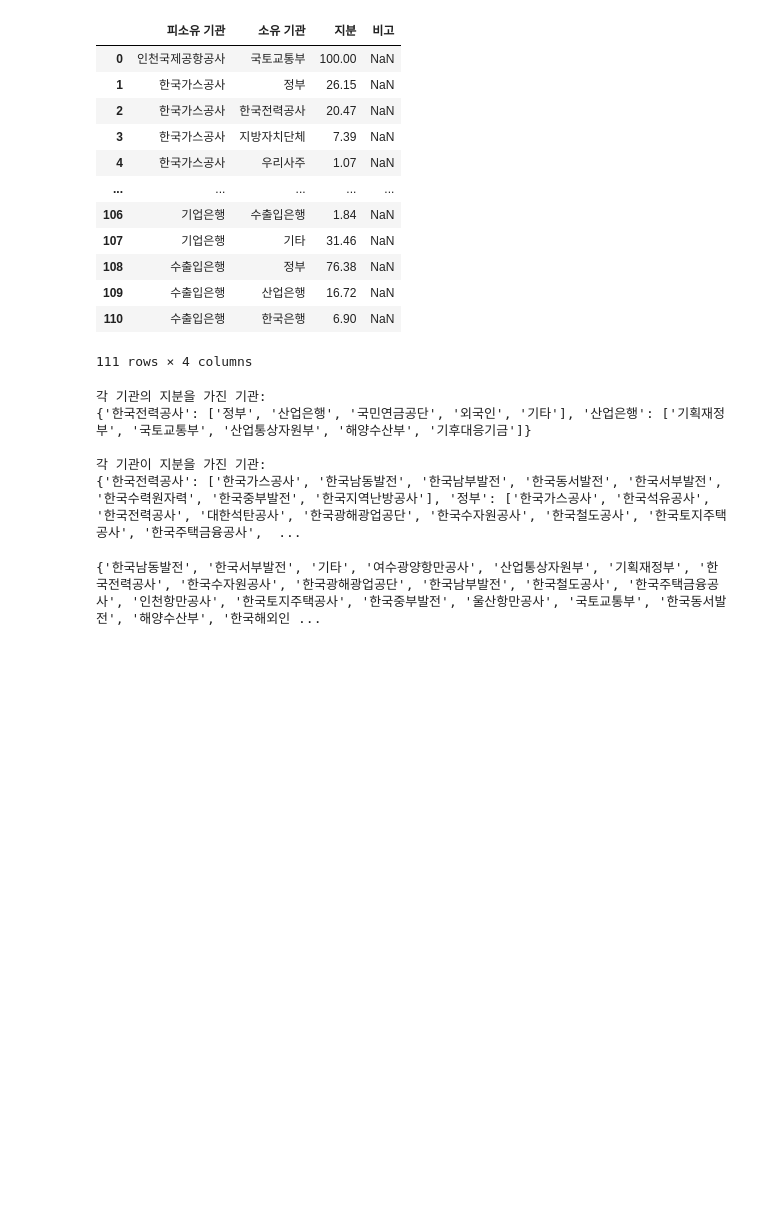
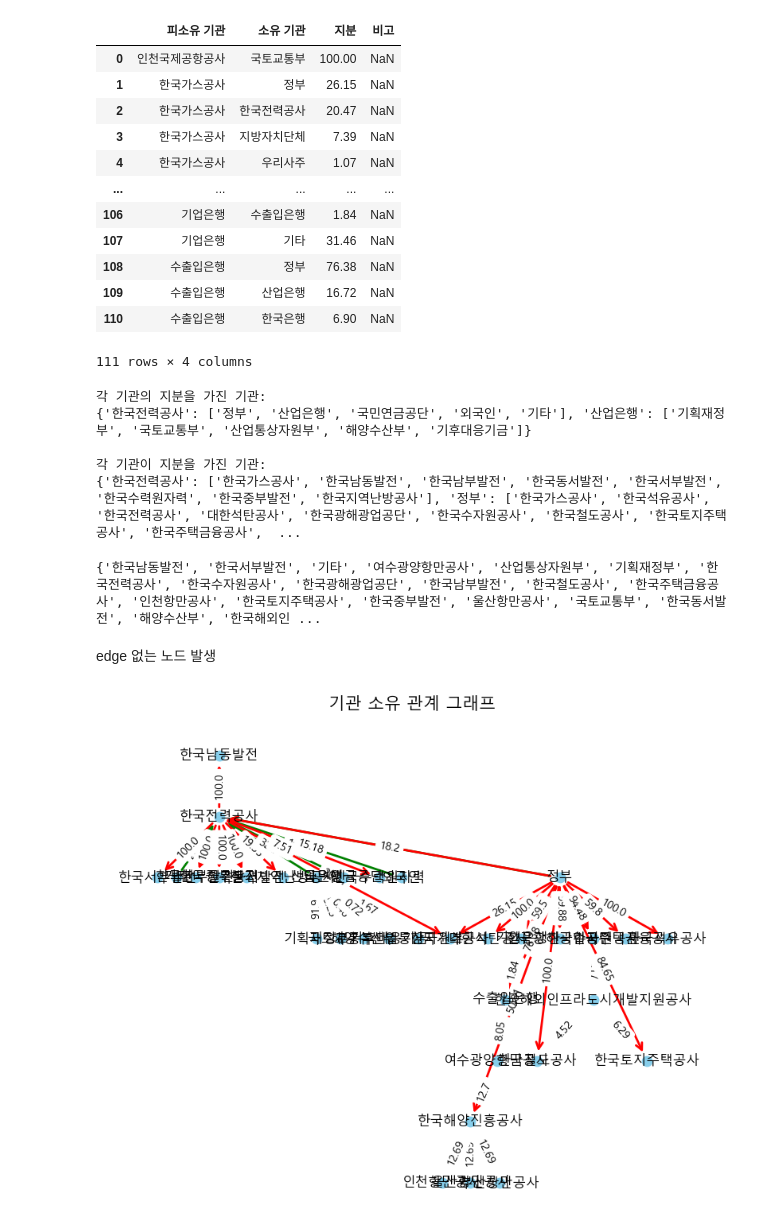
Before and after one commit to adkfjbfe/test, a Jupyter notebook: relation2.ipynb, the cells around one changed output. Drawn from its saved outputs; the diff is of its cells as text; code cells hidden in the pictures; blank space fills up the shorter version.

Commit message:
graphviz_layout

```diff
--- a/relation2.ipynb
+++ b/relation2.ipynb
@@ -104,3 +104,31 @@ for owned, owner_list in orgOwners.items():
 
         if owned in UserInput:
             edges_userOwns.append((owner, owned))
+# %% [markdown]
+edge 없는 노드 발생
+# %%
+# 4. visualization
+plt.figure(figsize=(10, 8))
+pos = nx.nx_pydot.graphviz_layout(DI, prog='dot')
+#pos = nx.planar_layout(DI)
+#pos = nx.spring_layout(DI, k=5, iterations=50)
+
+
+nx.draw_networkx_nodes(DI, pos, node_color='skyblue', node_size=80)
+
+# UserInput이 소유하는 기관(피소유 관계) 엣지 그리기 (예: 초록색)
+nx.draw_networkx_edges(DI, pos, edgelist=edges_userOwns, edge_color='green', arrowstyle='->', arrowsize=15, width=2)
+# UserInput을 소유하는 기관(소유 관계) 엣지 그리기 (예: 빨간색)
+nx.draw_networkx_edges(DI, pos, edgelist=edges_userOwner, edge_color='red', arrowstyle='->', arrowsize=15, width=2)
+
+# 노드 라벨(기관 이름) 그리기
+nx.draw_networkx_labels(DI, pos, font_size=12, font_family='malgun gothic')
+
+labels = nx.get_edge_attributes(DI, 'weight')
+nx.draw_networkx_edge_labels(DI, pos, edge_labels=labels, font_family = 'malgun gothic', font_size=10)
+
+plt.title("기관 소유 관계 그래프", fontsize=15)
+plt.axis('off')
+plt.show()
+# %% [output]
+[figure, added]
```
